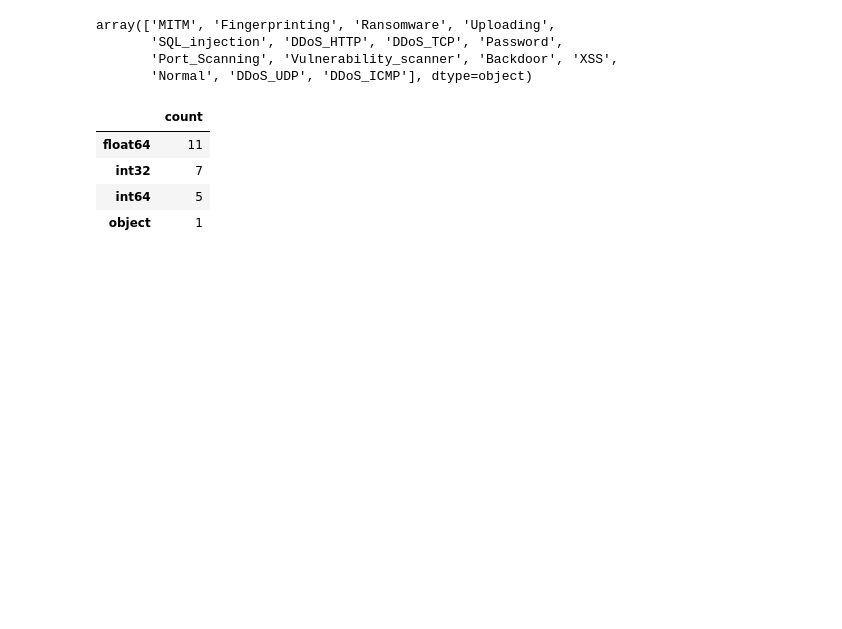
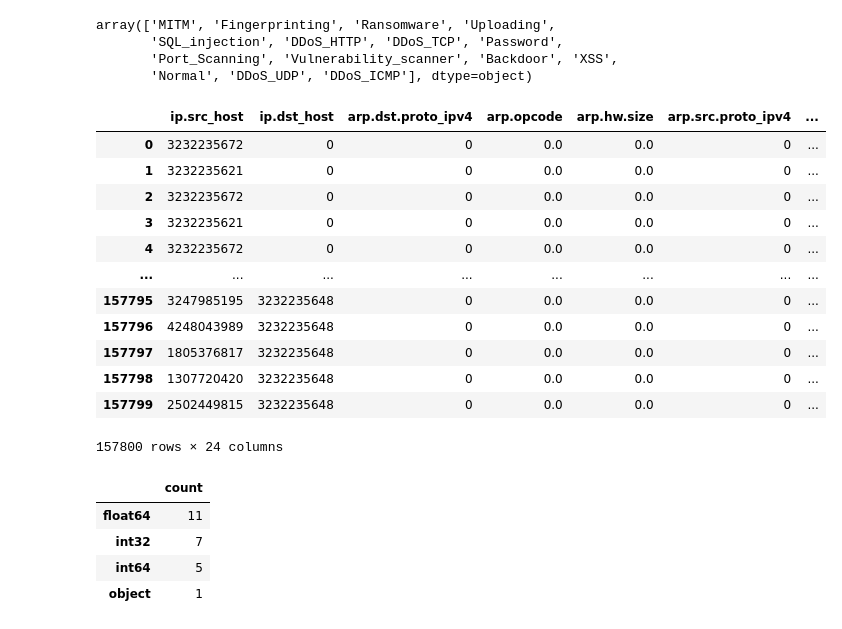
Before and after one commit to Nitincando1234/Nitin-Programming-Btech, a Jupyter notebook: ML/Scratch/EdgeIIOT (2).ipynb, the cells around one changed output. Drawn from its saved outputs; the diff is of its cells as text; code cells hidden in the pictures; blank space fills up the shorter version.

```diff
--- a/ML/Scratch/EdgeIIOT (2).ipynb
+++ b/ML/Scratch/EdgeIIOT (2).ipynb
@@ -337,6 +349,22 @@ array(['MITM', 'Fingerprinting', 'Ransomware', 'Uploading',
        'SQL_injection', 'DDoS_HTTP', 'DDoS_TCP', 'Password',
        'Port_Scanning', 'Vulnerability_scanner', 'Backdoor', 'XSS',
        'Normal', 'DDoS_UDP', 'DDoS_ICMP'], dtype=object)
+# %%
+df
+# %% [output]
+|  | ip.src_host | ip.dst_host | arp.dst.proto_ipv4 | arp.opcode | arp.hw.size | arp.src.proto_ipv4 | ... |
+| 0 | 3232235672 | 0 | 0 | 0.0 | 0.0 | 0 | ... |
+| 1 | 3232235621 | 0 | 0 | 0.0 | 0.0 | 0 | ... |
+| 2 | 3232235672 | 0 | 0 | 0.0 | 0.0 | 0 | ... |
+| 3 | 3232235621 | 0 | 0 | 0.0 | 0.0 | 0 | ... |
+| 4 | 3232235672 | 0 | 0 | 0.0 | 0.0 | 0 | ... |
+| ... | ... | ... | ... | ... | ... | ... | ... |
+| 157795 | 3247985195 | 3232235648 | 0 | 0.0 | 0.0 | 0 | ... |
+| 157796 | 4248043989 | 3232235648 | 0 | 0.0 | 0.0 | 0 | ... |
+| 157797 | 1805376817 | 3232235648 | 0 | 0.0 | 0.0 | 0 | ... |
+| 157798 | 1307720420 | 3232235648 | 0 | 0.0 | 0.0 | 0 | ... |
+| 157799 | 2502449815 | 3232235648 | 0 | 0.0 | 0.0 | 0 | ... |
+157800 rows × 24 columns
 # %%
 df.to_csv("cleaned_dataset.csv", index = False)
 # %%
```
Also changed, not shown: parts of 36 cells of this notebook.
